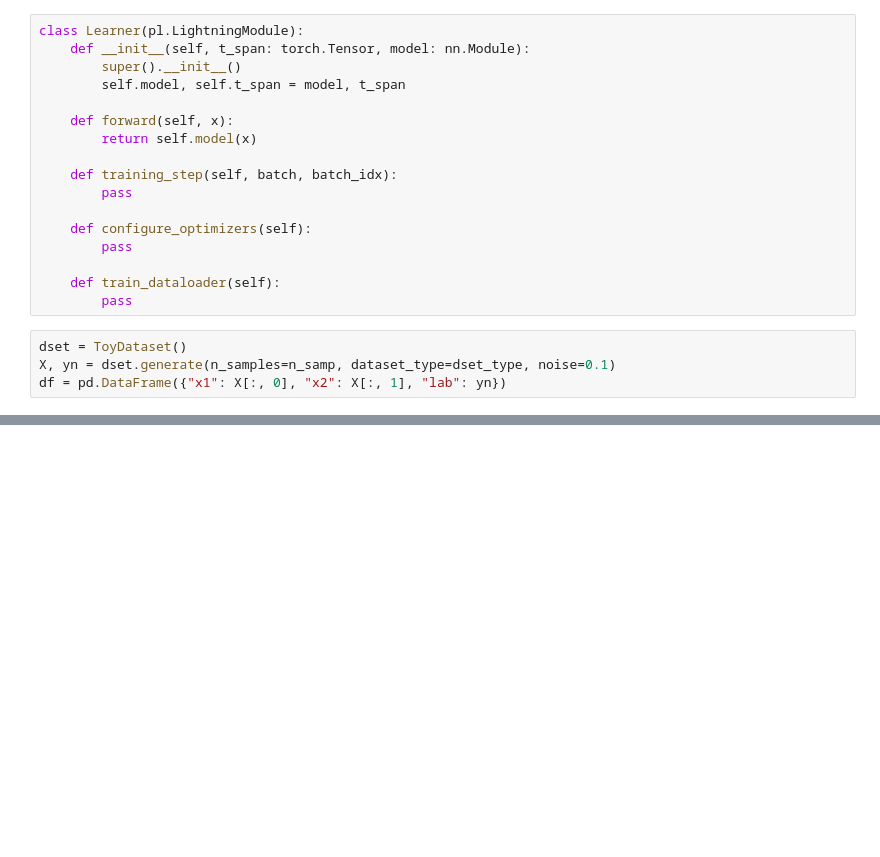
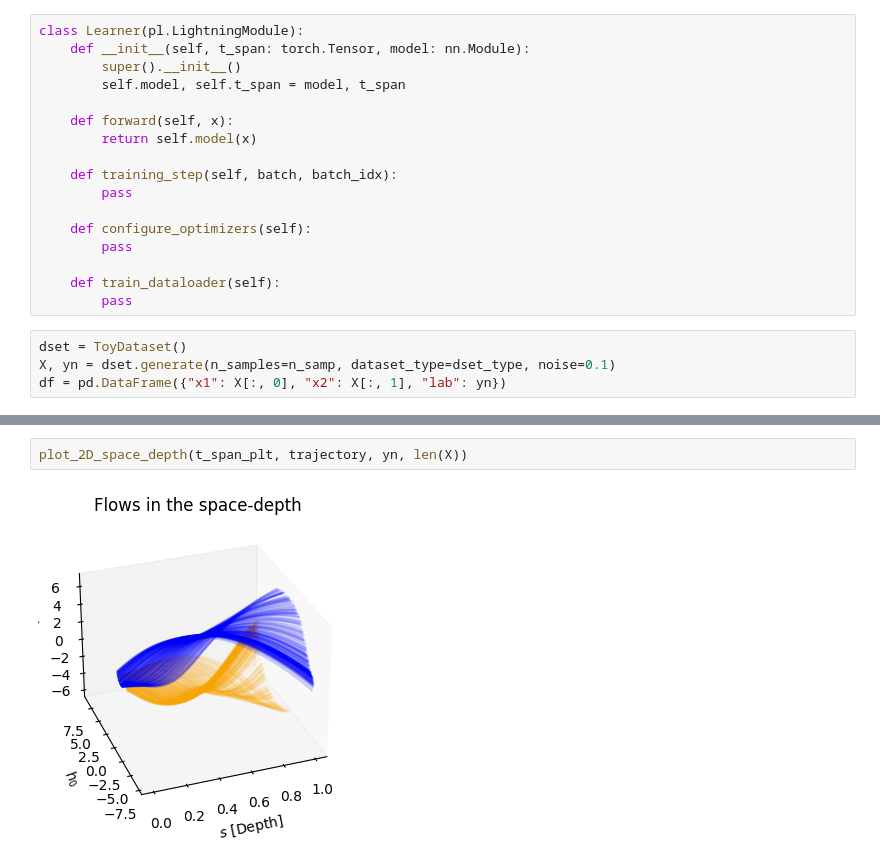
Before and after one commit to cjc77/pytorch-self-study, a Jupyter notebook: neural_diff_eq/torchdyn1.ipynb, the cells around one changed output, grey strips where cells are left out. Cells and saved outputs as stored; diff of their text form; blank space fills up the shorter version.

```diff
--- a/neural_diff_eq/torchdyn1.ipynb
+++ b/neural_diff_eq/torchdyn1.ipynb
@@ -48,0 +170,4 @@ trainloader = data.DataLoader(train, batch_size=len(X), shuffle=True)
+# %%
+plot_2D_space_depth(t_span_plt, trajectory, yn, len(X))
+# %% [output]
+[figure, added]
```
Also changed, not shown: parts of 16 cells of this notebook, 2 other files.
